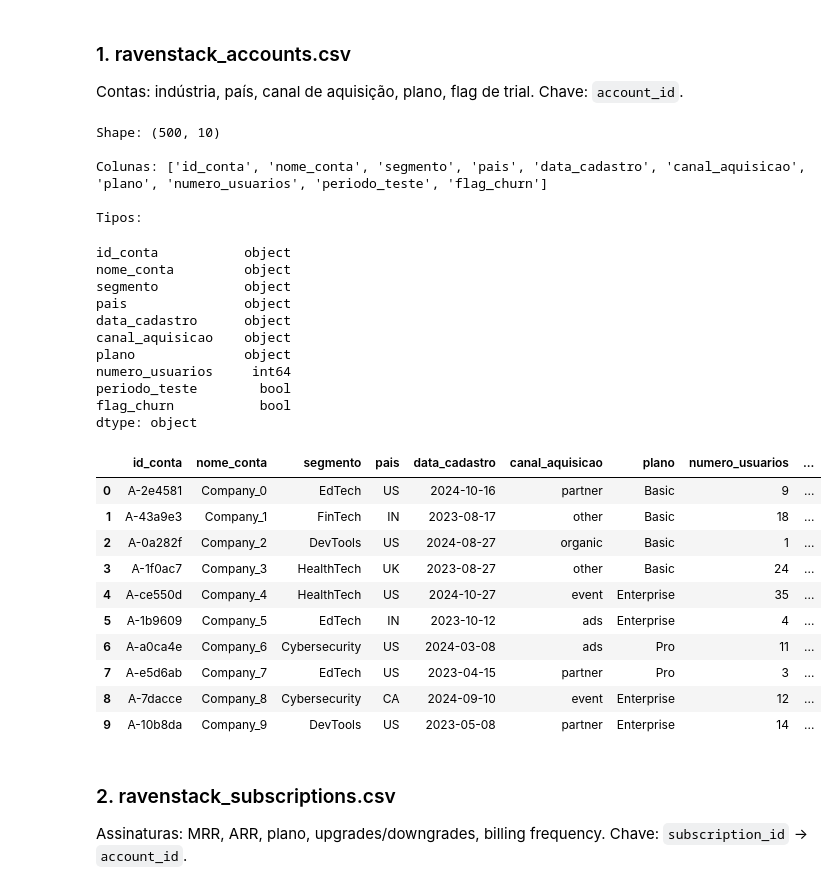
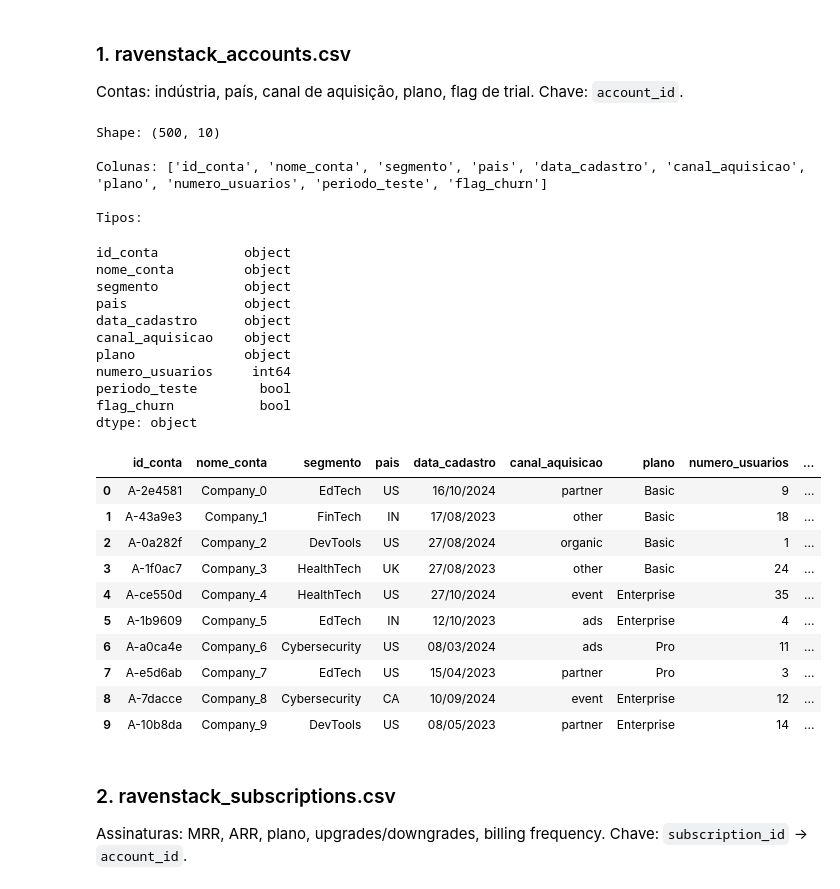
Before and after one commit to moraesvn/ai-master-challenge, a Jupyter notebook: submissions/Vinicius-Moraes/solution/01_load_datasets.ipynb, the cells around one changed output. Cells and saved outputs as stored; diff of their text form; code cells hidden in the pictures.

Commit message:
correção de data dataset account.

```diff
--- a/submissions/Vinicius-Moraes/solution/01_load_datasets.ipynb
+++ b/submissions/Vinicius-Moraes/solution/01_load_datasets.ipynb
@@ -26,43 +26,48 @@ accounts = accounts.rename(columns={
     "churn_flag": "flag_churn",
 })
 
+#padronizar data_cadastro padrao brasil
+
+accounts["data_cadastro"] = pd.to_datetime(accounts["data_cadastro"], errors="coerce").dt.strftime("%d/%m/%Y")
+
+
 # NaN em colunas de texto/categóricas -> "Não fornecido"
 for col in accounts.select_dtypes(include="object").columns:
     accounts[col] = accounts[col].fillna("Não fornecido")
 
 print("Shape:", accounts.shape)
 print("\nColunas:", list(accounts.columns))
 print("\nTipos:")
 display(accounts.dtypes)
 accounts.head(10)
 # %% [output]
 Shape: (500, 10)
 
 Colunas: ['id_conta', 'nome_conta', 'segmento', 'pais', 'data_cadastro', 'canal_aquisicao', 'plano', 'numero_usuarios', 'periodo_teste', 'flag_churn']
 
 Tipos:
 id_conta           object
 nome_conta         object
 segmento           object
 pais               object
 data_cadastro      object
 canal_aquisicao    object
 plano              object
 numero_usuarios     int64
 periodo_teste        bool
 flag_churn           bool
 dtype: object
 |  | id_conta | nome_conta | segmento | pais | data_cadastro | canal_aquisicao | plano | numero_usuarios | ... |
-| 0 | A-2e4581 | Company_0 | EdTech | US | 2024-10-16 | partner | Basic | 9 | ... |
-| 1 | A-43a9e3 | Company_1 | FinTech | IN | 2023-08-17 | other | Basic | 18 | ... |
-| 2 | A-0a282f | Company_2 | DevTools | US | 2024-08-27 | organic | Basic | 1 | ... |
-| 3 | A-1f0ac7 | Company_3 | HealthTech | UK | 2023-08-27 | other | Basic | 24 | ... |
-| 4 | A-ce550d | Company_4 | HealthTech | US | 2024-10-27 | event | Enterprise | 35 | ... |
-| 5 | A-1b9609 | Company_5 | EdTech | IN | 2023-10-12 | ads | Enterprise | 4 | ... |
-| 6 | A-a0ca4e | Company_6 | Cybersecurity | US | 2024-03-08 | ads | Pro | 11 | ... |
-| 7 | A-e5d6ab | Company_7 | EdTech | US | 2023-04-15 | partner | Pro | 3 | ... |
-| 8 | A-7dacce | Company_8 | Cybersecurity | CA | 2024-09-10 | event | Enterprise | 12 | ... |
-| 9 | A-10b8da | Company_9 | DevTools | US | 2023-05-08 | partner | Enterprise | 14 | ... |
+| 0 | A-2e4581 | Company_0 | EdTech | US | 16/10/2024 | partner | Basic | 9 | ... |
+| 1 | A-43a9e3 | Company_1 | FinTech | IN | 17/08/2023 | other | Basic | 18 | ... |
+| 2 | A-0a282f | Company_2 | DevTools | US | 27/08/2024 | organic | Basic | 1 | ... |
+| 3 | A-1f0ac7 | Company_3 | HealthTech | UK | 27/08/2023 | other | Basic | 24 | ... |
+| 4 | A-ce550d | Company_4 | HealthTech | US | 27/10/2024 | event | Enterprise | 35 | ... |
+| 5 | A-1b9609 | Company_5 | EdTech | IN | 12/10/2023 | ads | Enterprise | 4 | ... |
+| 6 | A-a0ca4e | Company_6 | Cybersecurity | US | 08/03/2024 | ads | Pro | 11 | ... |
+| 7 | A-e5d6ab | Company_7 | EdTech | US | 15/04/2023 | partner | Pro | 3 | ... |
+| 8 | A-7dacce | Company_8 | Cybersecurity | CA | 10/09/2024 | event | Enterprise | 12 | ... |
+| 9 | A-10b8da | Company_9 | DevTools | US | 08/05/2023 | partner | Enterprise | 14 | ... |
 # %% [markdown]
 ### 2. ravenstack_subscriptions.csv
 Assinaturas: MRR, ARR, plano, upgrades/downgrades, billing frequency. Chave: `subscription_id` → `account_id`.
```
